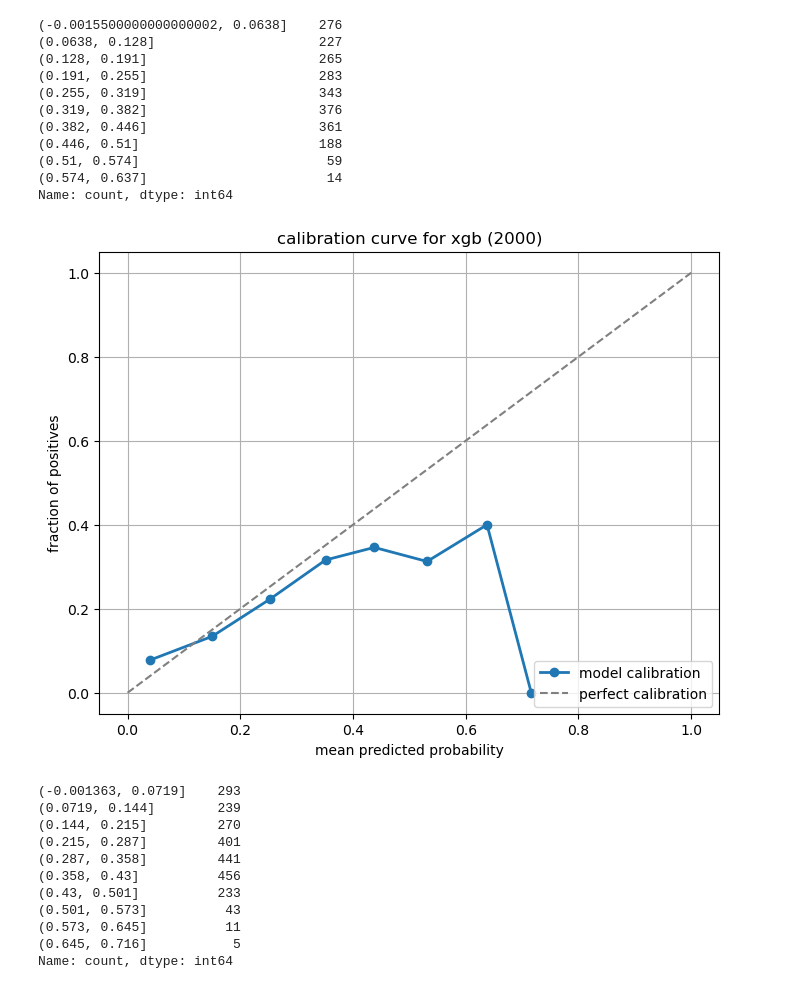
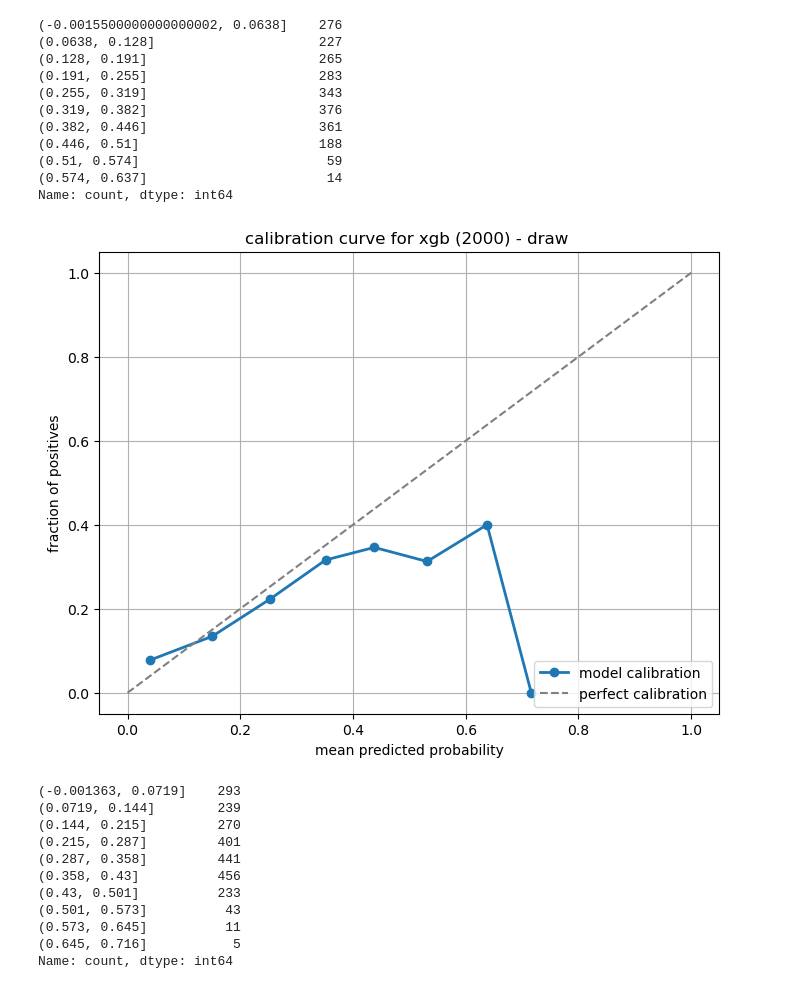
Before and after one commit to jlnsmith2001/world_cup_prediction_platform, a Jupyter notebook: notebooks/model_training_07.ipynb, the cells around one changed output. Cells and saved outputs as stored; diff of their text form; code cells hidden in the pictures.

```diff
--- a/notebooks/model_training_07.ipynb
+++ b/notebooks/model_training_07.ipynb
@@ -1287,22 +1438,22 @@ Name: count, dtype: int64
 # %%
 prob_true_xgb_2000, prob_pred_xgb_2000 = calibration_curve(binary_series_2000, draw_probability_2000, n_bins = 10, strategy = "uniform")
 plt.figure(figsize=(8,6))
 plt.plot(prob_pred_xgb_2000, prob_true_xgb_2000, marker = "o", linewidth=2, label = "model calibration")
 plt.plot([0, 1], [0,1], linestyle = "--", color = "gray", label = "perfect calibration")
 plt.xlabel("mean predicted probability")
 plt.ylabel("fraction of positives")
-plt.title("calibration curve for xgb (2000)" )
+plt.title("calibration curve for xgb (2000) - draw " )
 plt.legend(loc = "lower right")
 plt.grid(True)
 plt.show()
 
 
 vals = pd.cut(draw_probability_2000, bins=10, include_lowest = True )
 bins_count = vals.value_counts().sort_index()
 
 print(bins_count)
 # %% [output]
-[figure, old version]
+[figure, new version]
 (-0.001363, 0.0719]    293
 (0.0719, 0.144]        239
 (0.144, 0.215]         270
```
Also changed, not shown: parts of 21 cells of this notebook.
